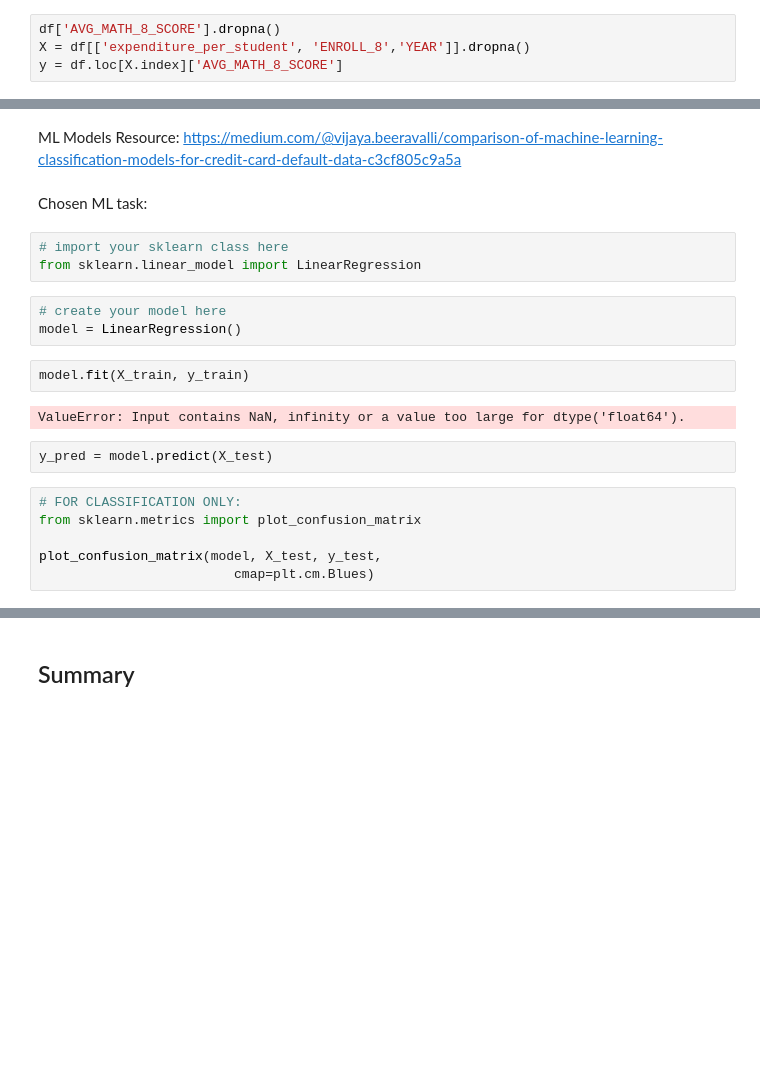
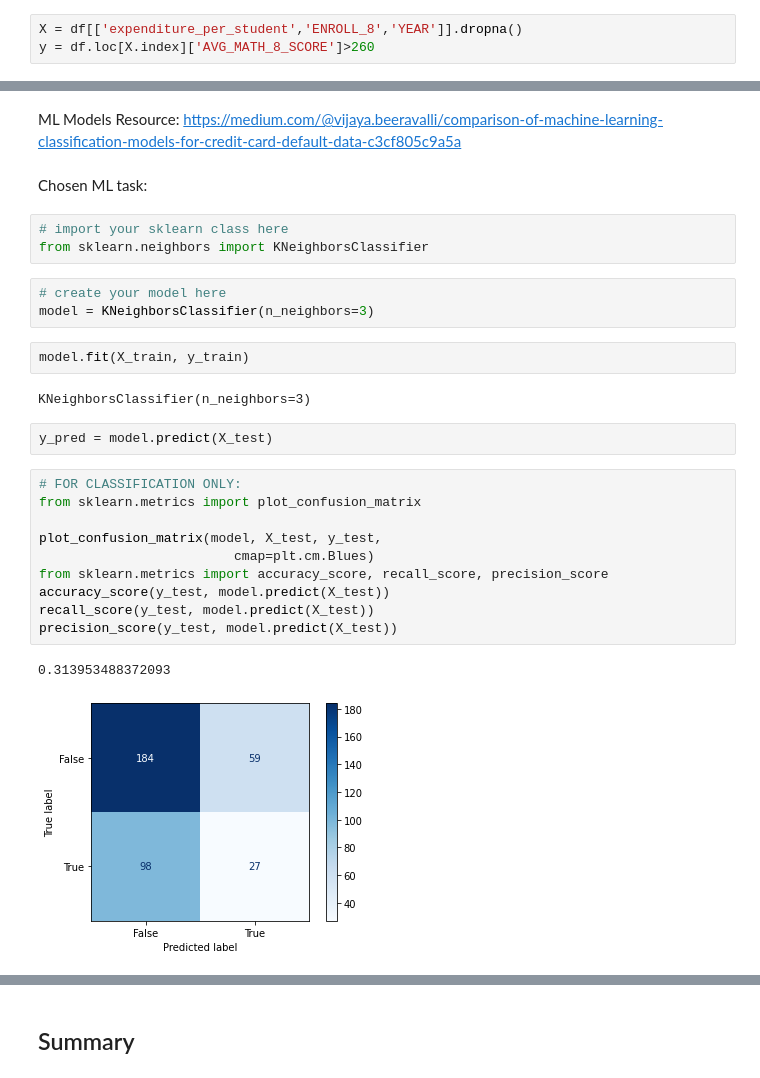
Before and after one commit to andrewye16/mdstch, a Jupyter notebook: checkpoint2/checkpoint2.ipynb, the cells around one changed output, grey strips where cells are left out. Cells and saved outputs as stored; diff of their text form; blank space fills up the shorter version.

```diff
--- a/checkpoint2/checkpoint2.ipynb
+++ b/checkpoint2/checkpoint2.ipynb
@@ -187,9 +187,8 @@ _Use this space to create train/test data_
 # %%
 from sklearn.model_selection import train_test_split
 # %%
-df['AVG_MATH_8_SCORE'].dropna()
-X = df[['expenditure_per_student', 'ENROLL_8','YEAR']].dropna()
-y = df.loc[X.index]['AVG_MATH_8_SCORE']
+X = df[['expenditure_per_student','ENROLL_8','YEAR']].dropna()
+y = df.loc[X.index]['AVG_MATH_8_SCORE']>260
 # %%
 X_train, X_test, y_train, y_test = train_test_split(
      X, y, test_size=.3, random_state=0)
@@ -199,25 +198,32 @@ X_train, X_test, y_train, y_test = train_test_split(
 ML Models Resource: https://medium.com/@vijaya.beeravalli/comparison-of-machine-learning-classification-models-for-credit-card-default-data-c3cf805c9a5a
 # %% [markdown]
 Chosen ML task:
-**<REGRESSION>**
+**<CLASSFICIATION>**
 # %%
 # import your sklearn class here
-from sklearn.linear_model import LinearRegression
+from sklearn.neighbors import KNeighborsClassifier
 # %%
 # create your model here
-model = LinearRegression()
+model = KNeighborsClassifier(n_neighbors=3)
 # %%
 model.fit(X_train, y_train)
 # %% [output]
-ValueError: Input contains NaN, infinity or a value too large for dtype('float64').
+KNeighborsClassifier(n_neighbors=3)
 # %%
 y_pred = model.predict(X_test)
 # %%
 # FOR CLASSIFICATION ONLY:
 from sklearn.metrics import plot_confusion_matrix
 
 plot_confusion_matrix(model, X_test, y_test,
                          cmap=plt.cm.Blues)
+from sklearn.metrics import accuracy_score, recall_score, precision_score
+accuracy_score(y_test, model.predict(X_test))
+recall_score(y_test, model.predict(X_test))
+precision_score(y_test, model.predict(X_test))
+# %% [output]
+0.313953488372093
+[figure, added]
 # %%
 # FOR REGRESSION ONLY: (pick a single column to visualize results)
 
```
Also changed, not shown: parts of 3 cells of this notebook.
